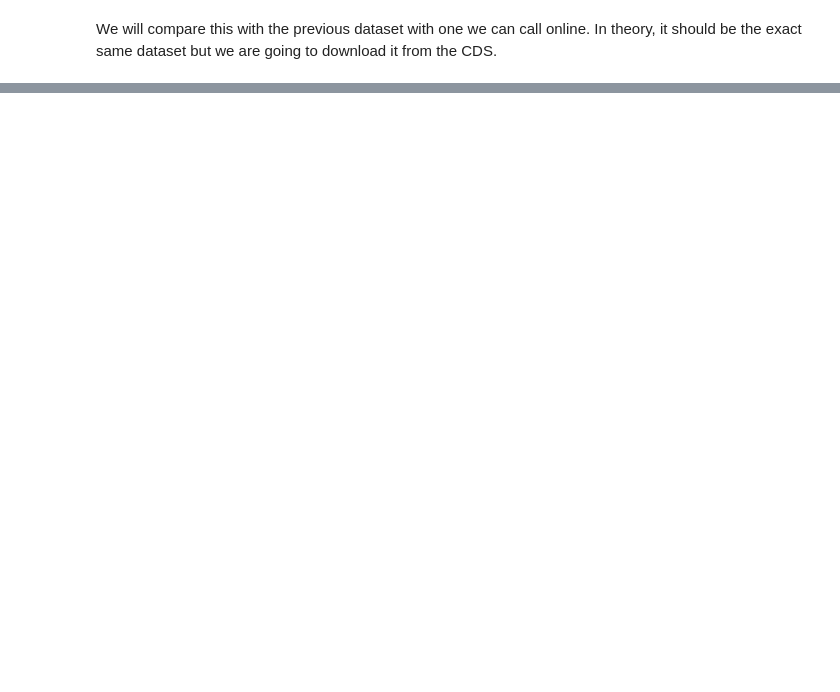
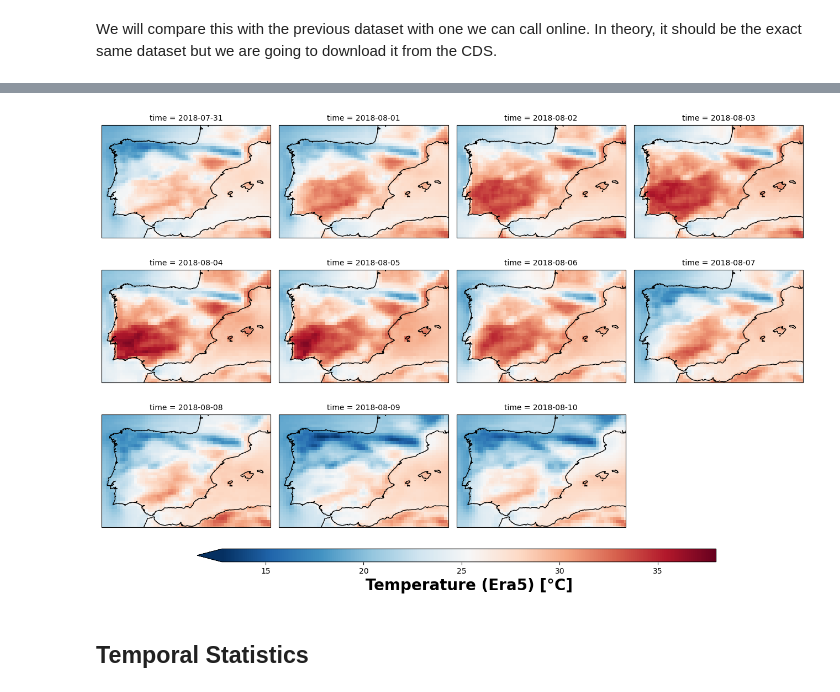
Before and after one commit to jejjohnson/jbayesevt, a Jupyter notebook: notebooks/ai_forecast/1.2-demo-earthmip-custom-xarray.ipynb, the cells around one changed output, grey strips where cells are left out. Saved outputs shown, nothing was run; the diff lists cells and outputs as text; code cells hidden in the pictures; blank space fills up the shorter version.

```diff
--- a/notebooks/ai_forecast/1.2-demo-earthmip-custom-xarray.ipynb
+++ b/notebooks/ai_forecast/1.2-demo-earthmip-custom-xarray.ipynb
@@ -384,0 +271,6 @@ array(0., dtype=float32)
+# %%
+fig = plot_temperature_facet(ds_true, "Temperature (Era5)", vmin=vmin, vmax=vmax)
+# %% [output]
+[figure, added]
+# %% [markdown]
+## Temporal Statistics
```
Also changed, not shown: parts of 35 cells of this notebook.
